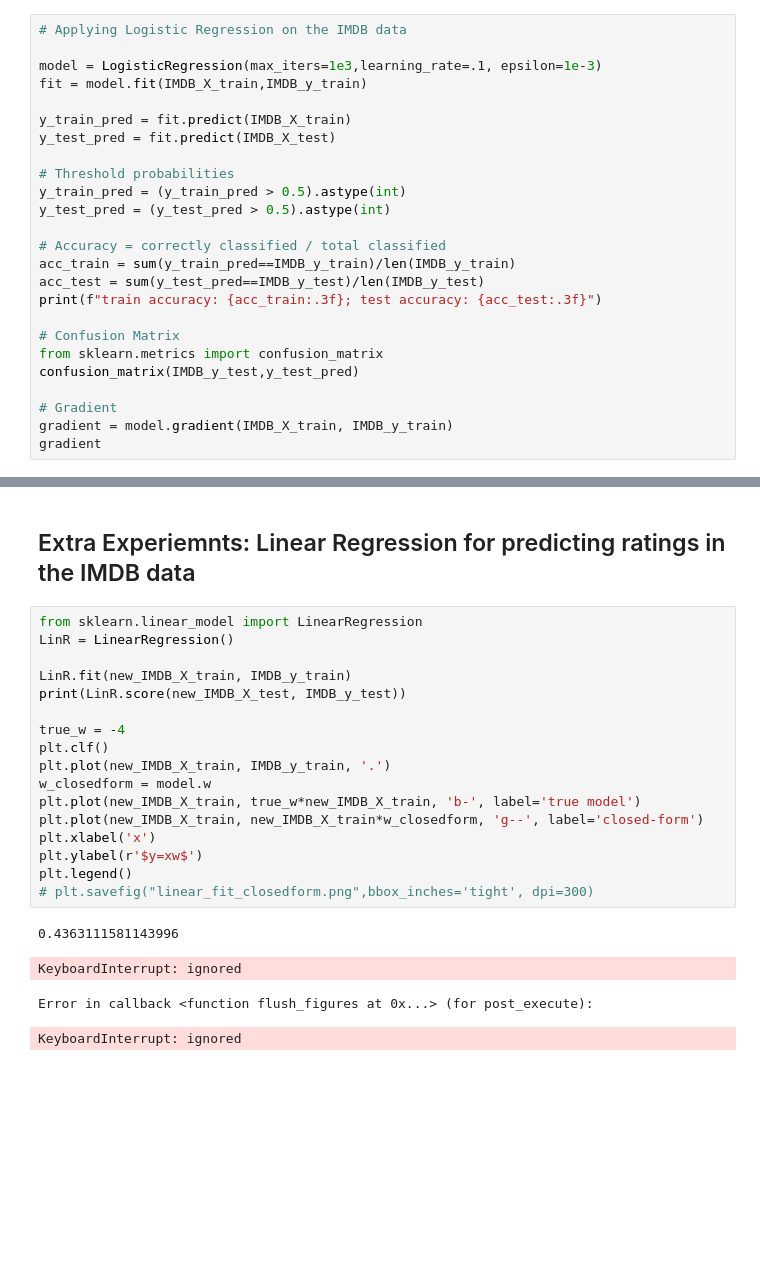
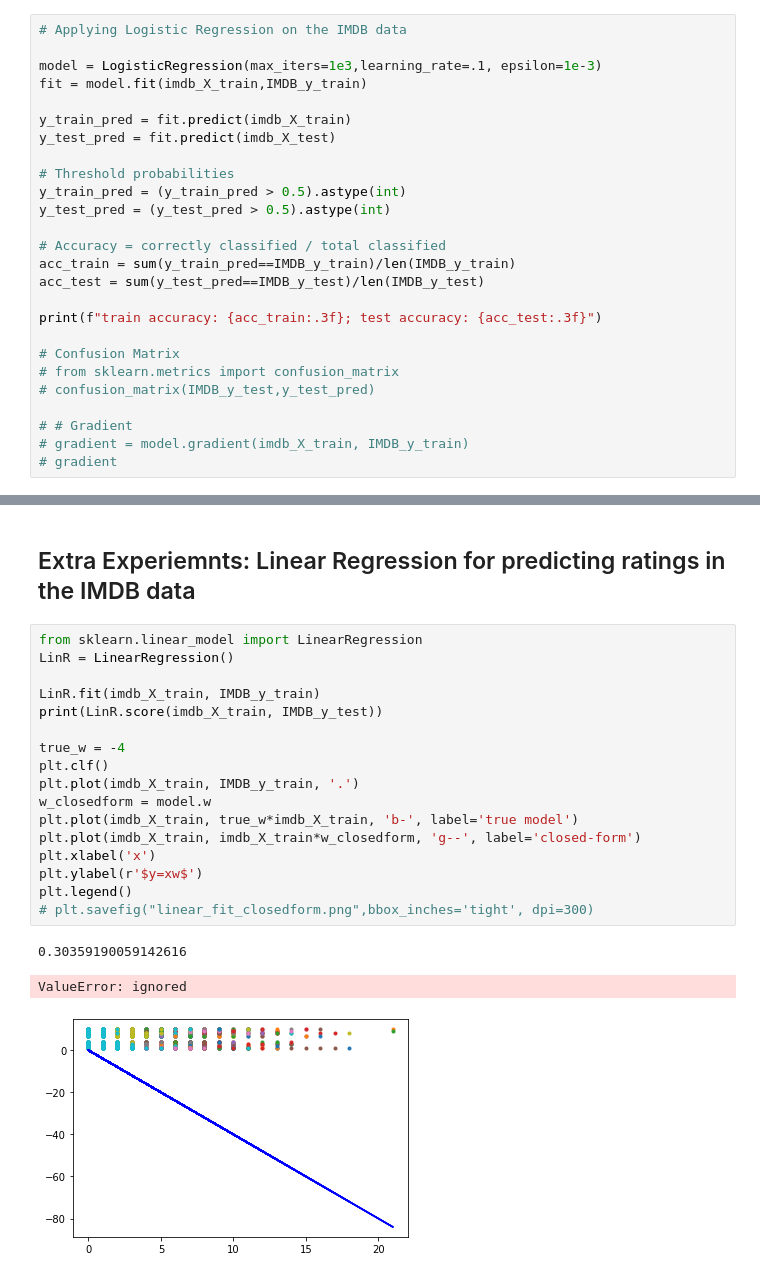
Before and after one commit to acollin19/comp551, a Jupyter notebook: A2/assignment2_group_24.ipynb, the cells around one changed output, grey strips where cells are left out. Saved outputs shown, nothing was run; the diff lists cells and outputs as text; blank space fills up the shorter version.

```diff
--- a/A2/assignment2_group_24.ipynb
+++ b/A2/assignment2_group_24.ipynb
@@ -345,10 +334,10 @@ ValueError: ignored
 # Applying Logistic Regression on the IMDB data
 
 model = LogisticRegression(max_iters=1e3,learning_rate=.1, epsilon=1e-3)
-fit = model.fit(IMDB_X_train,IMDB_y_train)
+fit = model.fit(imdb_X_train,IMDB_y_train)
 
-y_train_pred = fit.predict(IMDB_X_train)
-y_test_pred = fit.predict(IMDB_X_test)
+y_train_pred = fit.predict(imdb_X_train)
+y_test_pred = fit.predict(imdb_X_test)
 
 # Threshold probabilities
 y_train_pred = (y_train_pred > 0.5).astype(int)
@@ -357,13 +346,14 @@ y_test_pred = (y_test_pred > 0.5).astype(int)
 # Accuracy = correctly classified / total classified
 acc_train = sum(y_train_pred==IMDB_y_train)/len(IMDB_y_train)
 acc_test = sum(y_test_pred==IMDB_y_test)/len(IMDB_y_test)
+
 print(f"train accuracy: {acc_train:.3f}; test accuracy: {acc_test:.3f}")
 
 # Confusion Matrix
-from sklearn.metrics import confusion_matrix
-confusion_matrix(IMDB_y_test,y_test_pred)
+# from sklearn.metrics import confusion_matrix
+# confusion_matrix(IMDB_y_test,y_test_pred)
 
-# Gradient
-gradient = model.gradient(IMDB_X_train, IMDB_y_train)
-gradient
+# # Gradient
+# gradient = model.gradient(imdb_X_train, IMDB_y_train)
+# gradient
 # %% [output]
@@ -558,22 +551,21 @@ print(negwords)
 # %%
 from sklearn.linear_model import LinearRegression
 LinR = LinearRegression()
 
-LinR.fit(new_IMDB_X_train, IMDB_y_train)
-print(LinR.score(new_IMDB_X_test, IMDB_y_test))
+LinR.fit(imdb_X_train, IMDB_y_train)
+print(LinR.score(imdb_X_train, IMDB_y_test))
 
 true_w = -4
 plt.clf()
-plt.plot(new_IMDB_X_train, IMDB_y_train, '.')
+plt.plot(imdb_X_train, IMDB_y_train, '.')
 w_closedform = model.w
-plt.plot(new_IMDB_X_train, true_w*new_IMDB_X_train, 'b-', label='true model')
-plt.plot(new_IMDB_X_train, new_IMDB_X_train*w_closedform, 'g--', label='closed-form')
+plt.plot(imdb_X_train, true_w*imdb_X_train, 'b-', label='true model')
+plt.plot(imdb_X_train, imdb_X_train*w_closedform, 'g--', label='closed-form')
 plt.xlabel('x')
 plt.ylabel(r'$y=xw$')
 plt.legend()
 # plt.savefig("linear_fit_closedform.png",bbox_inches='tight', dpi=300)
 # %% [output]
-0.4363111581143996
+0.30359190059142616
-KeyboardInterrupt: ignored
+ValueError: ignored
-Error in callback <function flush_figures at 0x...> (for post_execute):
-KeyboardInterrupt: ignored
+[figure, added]
```
Also changed, not shown: parts of 6 cells of this notebook.
